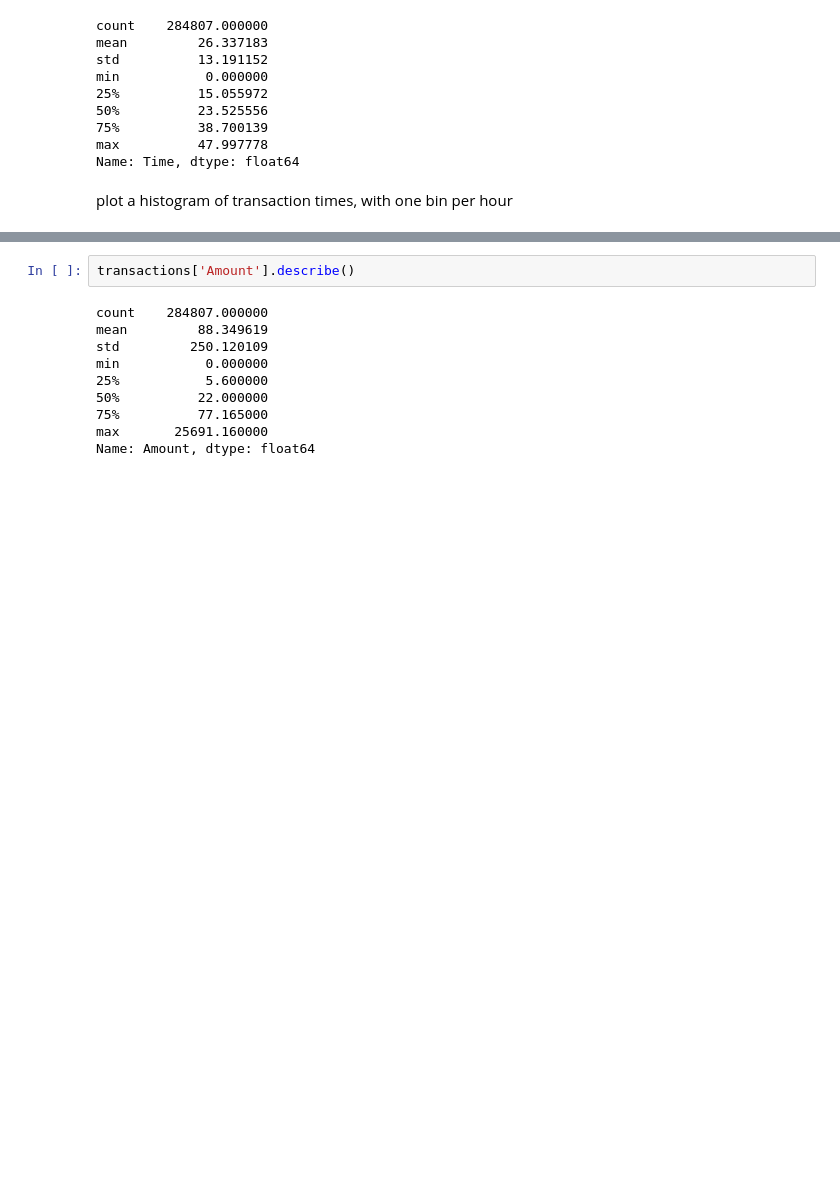
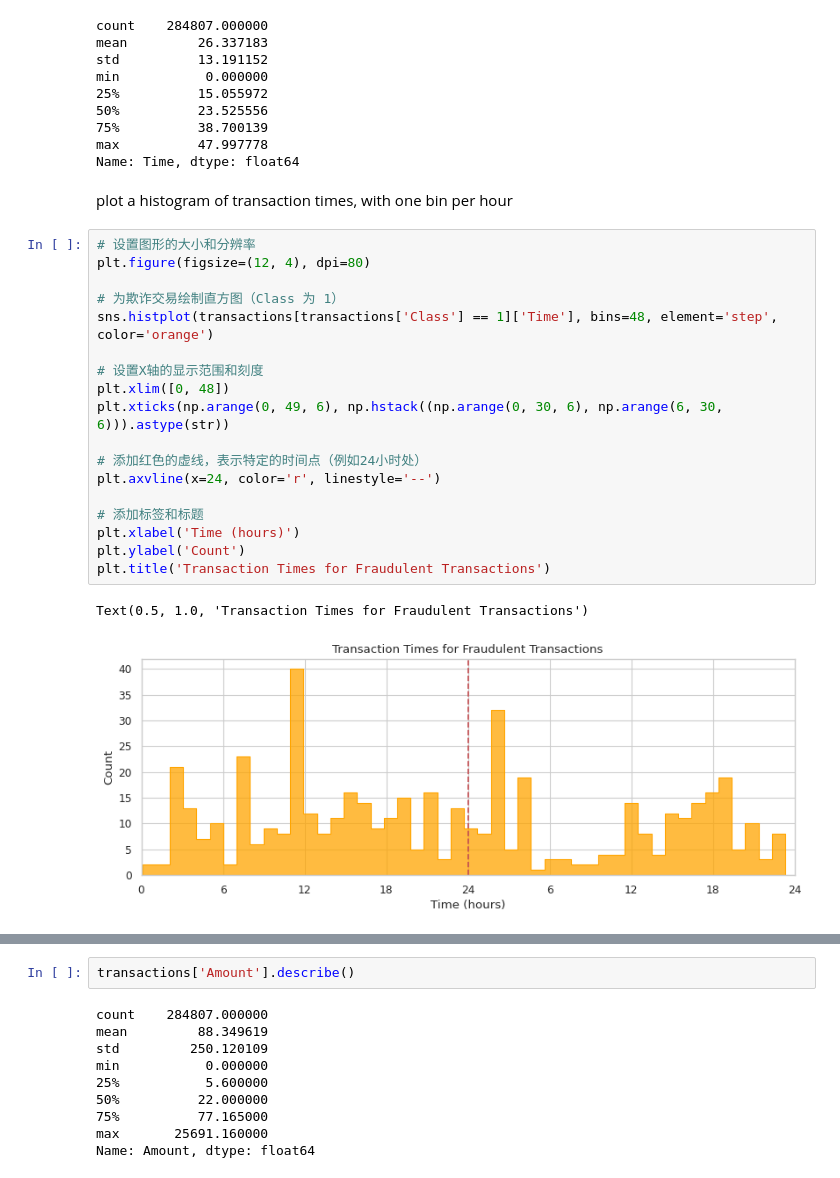
Before and after one commit to ConfusedTraveler/credit-card-fraud-detect, a Jupyter notebook: credit_card_fraud_detection_beta.ipynb, the cells around one changed output, grey strips where cells are left out. Cells and saved outputs as stored; diff of their text form; blank space fills up the shorter version.

```diff
--- a/credit_card_fraud_detection_beta.ipynb
+++ b/credit_card_fraud_detection_beta.ipynb
@@ -109,4 +218,25 @@ max          47.997778
 Name: Time, dtype: float64
 # %% [markdown]
 plot a histogram of transaction times, with one bin per hour
+# %%
+# 设置图形的大小和分辨率
+plt.figure(figsize=(12, 4), dpi=80)
+
+# 为欺诈交易绘制直方图（Class 为 1）
+sns.histplot(transactions[transactions['Class'] == 1]['Time'], bins=48, element='step', color='orange')
+
+# 设置X轴的显示范围和刻度
+plt.xlim([0, 48])
+plt.xticks(np.arange(0, 49, 6), np.hstack((np.arange(0, 30, 6), np.arange(6, 30, 6))).astype(str))
+
+# 添加红色的虚线，表示特定的时间点（例如24小时处）
+plt.axvline(x=24, color='r', linestyle='--')
+
+# 添加标签和标题
+plt.xlabel('Time (hours)')
+plt.ylabel('Count')
+plt.title('Transaction Times for Fraudulent Transactions')
+# %% [output]
+Text(0.5, 1.0, 'Transaction Times for Fraudulent Transactions')
+[figure, added]
 # %%
```
Also changed, not shown: parts of 53 cells of this notebook.
